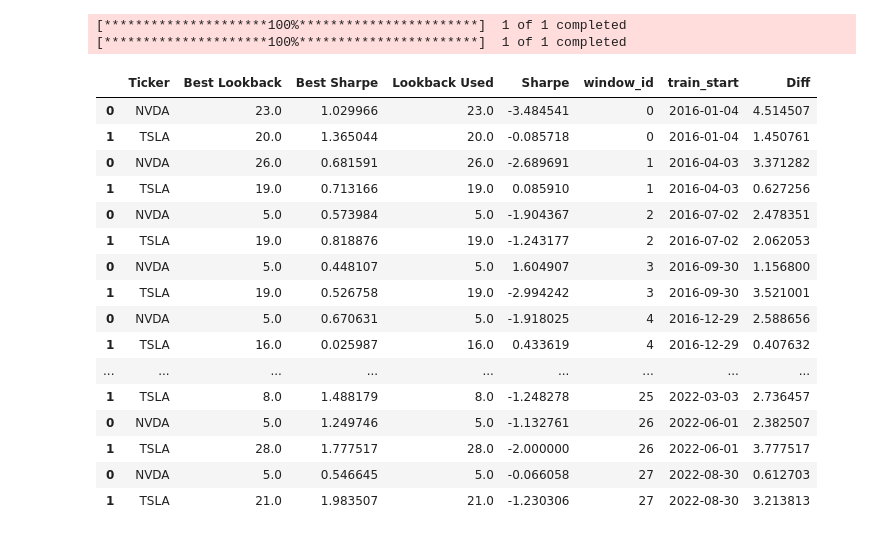
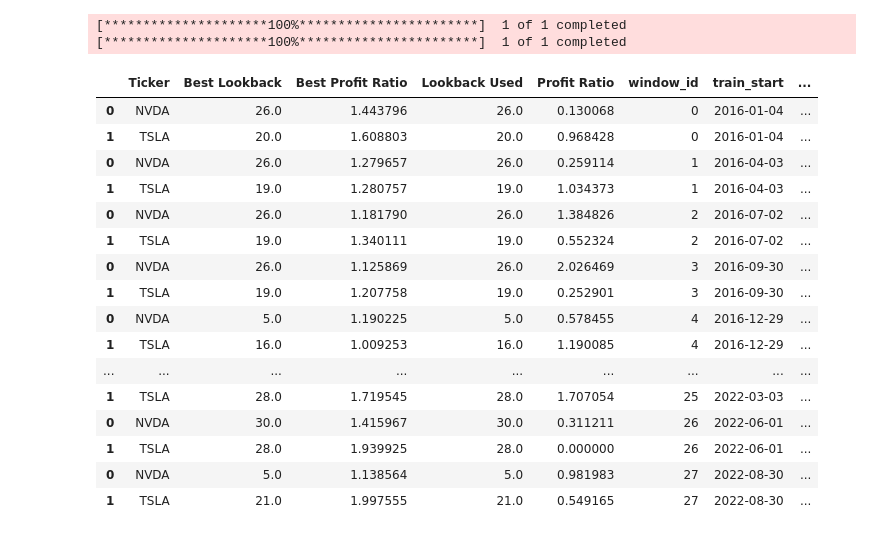
Before and after one commit to seanchangg/amateurstatarbpackage, a Jupyter notebook: Statarb Package.ipynb, the cells around one changed output. Saved outputs shown, nothing was run; the diff lists cells and outputs as text; code cells hidden in the pictures.

```diff
--- a/Statarb Package.ipynb
+++ b/Statarb Package.ipynb
@@ -13,7 +13,7 @@ SWEEP_MIN = 5
 TRAIN_LEN = "730d"
 TEST_LEN = "90d"
 STEP = "90d"
-TARGET = "Sharpe"
+TARGET = "Profit Ratio" # Sharpe or Profit Ratio (case sensitive)
 
 def assert_prices_schema(df: pd.DataFrame):
     assert isinstance(df.index, pd.DatetimeIndex), "Index must be DateTime"
@@ -73,7 +73,9 @@ def ann_sharpe(sr):
 def ann_pf(sr):
     sr = sr["Strat_Ret"] if isinstance(sr, pd.DataFrame) else pd.Series(sr)
     sr = sr.dropna()
-    out = ((sr[sr > 0].sum())/ (np.abs(sum(sr[sr<0]))))
+    pos = sr[sr>0].sum()
+    neg = sr[sr<0].sum()
+    out = pos/(np.abs(neg) +1e-12)
     return out
 
 def optimize_breakout(df: pd.DataFrame, sweep_max=SWEEP_MAX, sweep_min=SWEEP_MIN):
@@ -92,7 +94,7 @@ def optimize_breakout(df: pd.DataFrame, sweep_max=SWEEP_MAX, sweep_min=SWEEP_MIN
     if TARGET == "Profit Ratio":
         for i in range(sweep_min, sweep_max+1):
             out = breakout(df, lookback=i)
-            pf = ann_sharpe(out)
+            pf = ann_pf(out)
             if pf > best_pf:
                 best_pf = pf
                 best_lookback = i
@@ -129,7 +131,7 @@ def make_splits(dates, train_len = TRAIN_LEN, test_len = TEST_LEN, step = STEP):
     anchor = first_anchor
 
     while anchor <= last_anchor:
-        train_start = anchor-train_len
+        train_start = anchor - train_len
         train_end = anchor
         test_start = anchor
         test_end = anchor + test_len
@@ -147,47 +149,47 @@ def make_splits(dates, train_len = TRAIN_LEN, test_len = TEST_LEN, step = STEP):
 
 def walk_forward(df: pd.DataFrame):
     global_index = df.index
     splits = make_splits(global_index)
     oos = []
     for w_id, w in enumerate(splits):
         df_train = df.loc[w["train_start"] : w["train_end"]]
         df_test =df.loc[w["test_start"] : w["test_end"]]
         train_results = df_train.groupby("Ticker").apply(optimize_breakout).reset_index()
         bestL_map = dict(zip(train_results["Ticker"], train_results["Best Lookback"]))
         test_results = df_test.groupby("Ticker").apply(test_strategy, bestL_map).reset_index()
         merged = (train_results.merge(test_results[["Ticker", "Lookback Used", TARGET]], on = "Ticker", how = "inner")).assign(
             window_id = w_id,
             train_start = w["train_start"],
         )
         merged["Diff"] = (merged[f"Best {TARGET}"] - merged[TARGET]).abs()
         oos.append(merged)
 
     summary = pd.concat(oos)
     return summary
 
 df = download_ledger(TICKERS, START, END, FREQ).pipe(add_returns)
 is_tidy(df)
 
 results = walk_forward(df)
 
 results
 # %% [output]
 [*********************100%***********************]  1 of 1 completed
 [*********************100%***********************]  1 of 1 completed
-|  | Ticker | Best Lookback | Best Sharpe | Lookback Used | Sharpe | window_id | train_start | Diff |
-| 0 | NVDA | 23.0 | 1.029966 | 23.0 | -3.484541 | 0 | 2016-01-04 | 4.514507 |
-| 1 | TSLA | 20.0 | 1.365044 | 20.0 | -0.085718 | 0 | 2016-01-04 | 1.450761 |
-| 0 | NVDA | 26.0 | 0.681591 | 26.0 | -2.689691 | 1 | 2016-04-03 | 3.371282 |
-| 1 | TSLA | 19.0 | 0.713166 | 19.0 | 0.085910 | 1 | 2016-04-03 | 0.627256 |
-| 0 | NVDA | 5.0 | 0.573984 | 5.0 | -1.904367 | 2 | 2016-07-02 | 2.478351 |
-| 1 | TSLA | 19.0 | 0.818876 | 19.0 | -1.243177 | 2 | 2016-07-02 | 2.062053 |
-| 0 | NVDA | 5.0 | 0.448107 | 5.0 | 1.604907 | 3 | 2016-09-30 | 1.156800 |
-| 1 | TSLA | 19.0 | 0.526758 | 19.0 | -2.994242 | 3 | 2016-09-30 | 3.521001 |
-| 0 | NVDA | 5.0 | 0.670631 | 5.0 | -1.918025 | 4 | 2016-12-29 | 2.588656 |
-| 1 | TSLA | 16.0 | 0.025987 | 16.0 | 0.433619 | 4 | 2016-12-29 | 0.407632 |
+|  | Ticker | Best Lookback | Best Profit Ratio | Lookback Used | Profit Ratio | window_id | train_start | ... |
+| 0 | NVDA | 26.0 | 1.443796 | 26.0 | 0.130068 | 0 | 2016-01-04 | ... |
+| 1 | TSLA | 20.0 | 1.608803 | 20.0 | 0.968428 | 0 | 2016-01-04 | ... |
+| 0 | NVDA | 26.0 | 1.279657 | 26.0 | 0.259114 | 1 | 2016-04-03 | ... |
+| 1 | TSLA | 19.0 | 1.280757 | 19.0 | 1.034373 | 1 | 2016-04-03 | ... |
+| 0 | NVDA | 26.0 | 1.181790 | 26.0 | 1.384826 | 2 | 2016-07-02 | ... |
+| 1 | TSLA | 19.0 | 1.340111 | 19.0 | 0.552324 | 2 | 2016-07-02 | ... |
+| 0 | NVDA | 26.0 | 1.125869 | 26.0 | 2.026469 | 3 | 2016-09-30 | ... |
+| 1 | TSLA | 19.0 | 1.207758 | 19.0 | 0.252901 | 3 | 2016-09-30 | ... |
+| 0 | NVDA | 5.0 | 1.190225 | 5.0 | 0.578455 | 4 | 2016-12-29 | ... |
+| 1 | TSLA | 16.0 | 1.009253 | 16.0 | 1.190085 | 4 | 2016-12-29 | ... |
 | ... | ... | ... | ... | ... | ... | ... | ... | ... |
-| 1 | TSLA | 8.0 | 1.488179 | 8.0 | -1.248278 | 25 | 2022-03-03 | 2.736457 |
-| 0 | NVDA | 5.0 | 1.249746 | 5.0 | -1.132761 | 26 | 2022-06-01 | 2.382507 |
-| 1 | TSLA | 28.0 | 1.777517 | 28.0 | -2.000000 | 26 | 2022-06-01 | 3.777517 |
-| 0 | NVDA | 5.0 | 0.546645 | 5.0 | -0.066058 | 27 | 2022-08-30 | 0.612703 |
-| 1 | TSLA | 21.0 | 1.983507 | 21.0 | -1.230306 | 27 | 2022-08-30 | 3.213813 |
+| 1 | TSLA | 28.0 | 1.719545 | 28.0 | 1.707054 | 25 | 2022-03-03 | ... |
+| 0 | NVDA | 30.0 | 1.415967 | 30.0 | 0.311211 | 26 | 2022-06-01 | ... |
+| 1 | TSLA | 28.0 | 1.939925 | 28.0 | 0.000000 | 26 | 2022-06-01 | ... |
+| 0 | NVDA | 5.0 | 1.138564 | 5.0 | 0.981983 | 27 | 2022-08-30 | ... |
+| 1 | TSLA | 21.0 | 1.997555 | 21.0 | 0.549165 | 27 | 2022-08-30 | ... |
```
